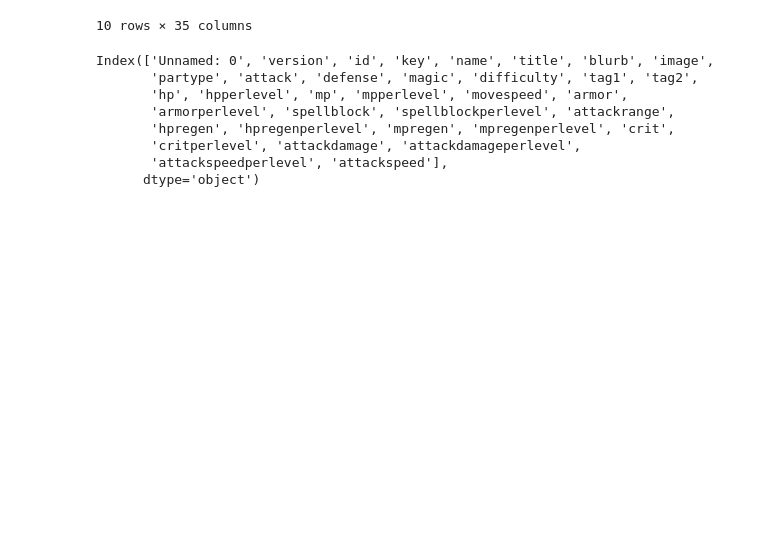
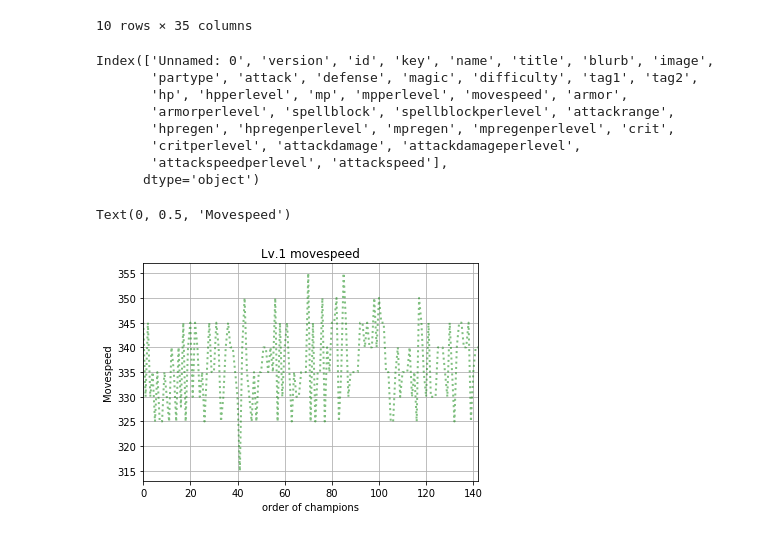
Before and after one commit to kangsudal/legendary-enigma, a Jupyter notebook: Untitled.ipynb, the cells around one changed output. Drawn from its saved outputs; the diff is of its cells as text; code cells hidden in the pictures; blank space fills up the shorter version.

```diff
--- a/Untitled.ipynb
+++ b/Untitled.ipynb
@@ -79,3 +79,11 @@ Index(['Unnamed: 0', 'version', 'id', 'key', 'name', 'title', 'blurb', 'image',
        'critperlevel', 'attackdamage', 'attackdamageperlevel',
        'attackspeedperlevel', 'attackspeed'],
       dtype='object')
+# %%
+data.movespeed.plot(kind = 'line', color = 'g',label = 'Speed',linewidth=2,alpha = 0.5,grid = True,linestyle = ':')
+plt.title("Lv.1 movespeed")
+plt.xlabel("order of champions")
+plt.ylabel("Movespeed")
+# %% [output]
+Text(0, 0.5, 'Movespeed')
+[figure, added]
```
Also changed, not shown: parts of 100 cells of this notebook, 11 other files.
